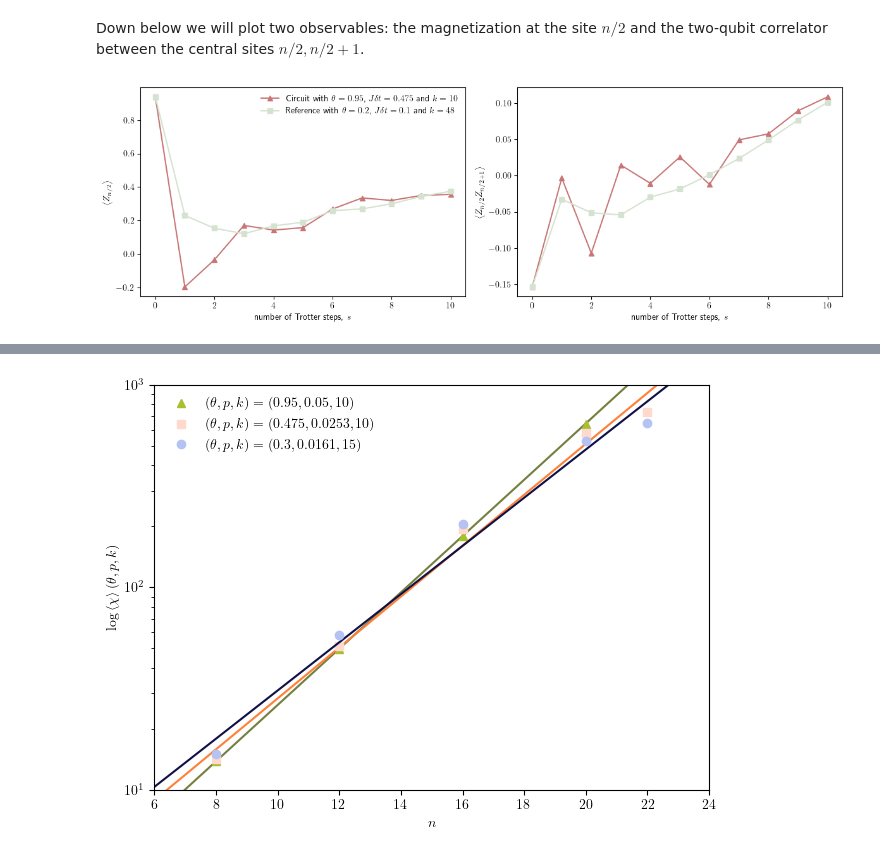
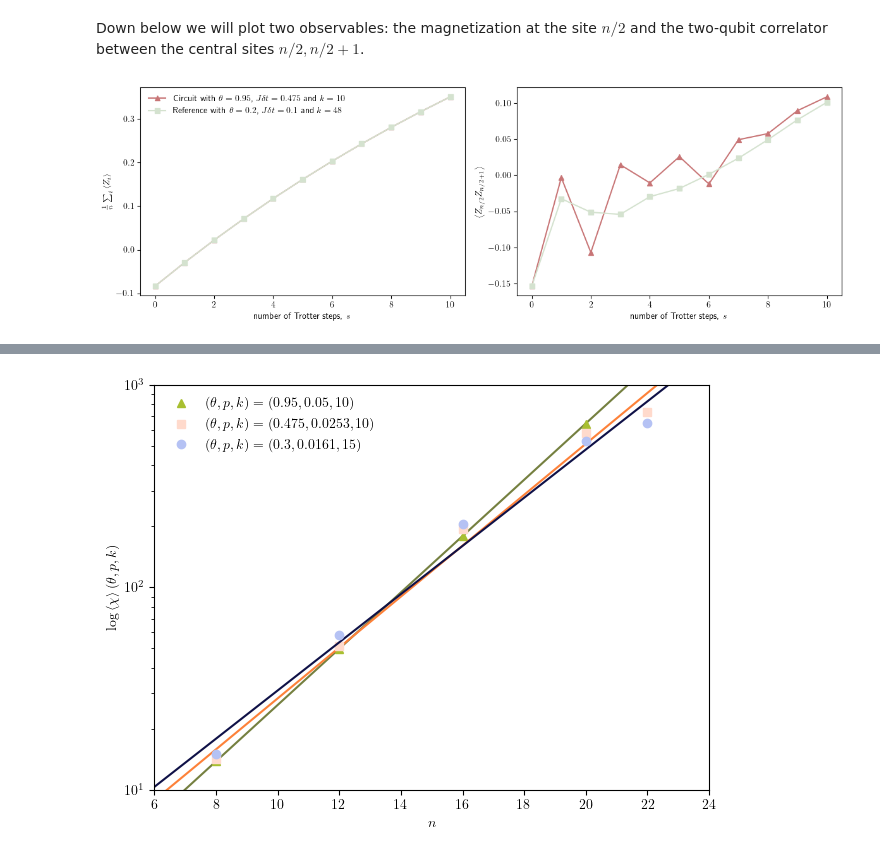
Before and after one commit to bentirher/dmpf_dissipation, a Jupyter notebook: standard_adc/classical_hardness_plot.ipynb, the cells around one changed output, grey strips where cells are left out. Drawn from its saved outputs; the diff is of its cells as text; code cells hidden in the pictures.

```diff
--- a/standard_adc/classical_hardness_plot.ipynb
+++ b/standard_adc/classical_hardness_plot.ipynb
@@ -427,32 +427,32 @@ Down below we will plot two observables: the magnetization at the site $n/2$ and
 # %%
 df = pd.read_csv(f'../results/ckt_evolve_n8/evolve_n8_k10_e8.csv')
 steps = df["step"]
 
 fig, axes = plt.subplots(
     1, 2,
     figsize=(12, 4)
 )
 
 colors = ["#c87576", "#d4e2cf"]
 legends = ["Circuit with $\\theta = 0.95$, $J\\delta t = 0.475$ and $k=10$", "Reference with $\\theta = 0.2$, $J\\delta t = 0.1$ and $k=48$"]
 labels = ["trot", "ref"]
 markers = ["^", "s"]
 for (idx, l) in enumerate(labels):
-    mag = df[f"z_mid_{l}"]
+    mean_mag = df[f"mz_{l}"]
     corr = df[f"zz_nn_{l}"]
-    axes[0].plot(steps, mag, color = colors[idx], marker = markers[idx], linestyle = "solid", label = legends[idx])
+    axes[0].plot(steps, mean_mag, color = colors[idx], marker = markers[idx], linestyle = "solid", label = legends[idx])
     axes[1].plot(steps, corr, color = colors[idx], marker = markers[idx], linestyle = "solid", label = legends[idx])
 
-axes[0].set_ylabel(r"$\left\langle Z_{n/2} \right\rangle$")
+axes[0].set_ylabel(r"$\frac{1}{n} \sum_i \left\langle Z_i \right\rangle$")
 axes[0].set_xlabel(r"number of Trotter steps, $s$")
 axes[0].legend(frameon = False)
 
 axes[1].set_ylabel(r"$\left\langle Z_{n/2} Z_{n/2 + 1} \right\rangle$")
 axes[1].set_xlabel(r"number of Trotter steps, $s$")
 
 plt.tight_layout()
 plt.savefig(f'../results/trotter_accuracy_first_study.png', bbox_inches='tight', transparent = True)
 plt.show()
 # %% [output]
-[figure, old version]
+[figure, new version]
 # %%
```
Also changed, not shown: parts of 1 cell of this notebook, 3 other files.
